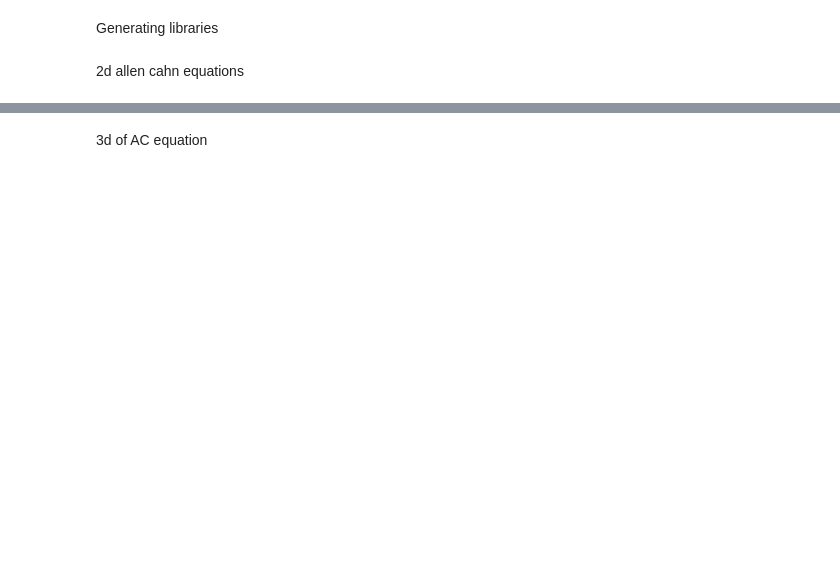
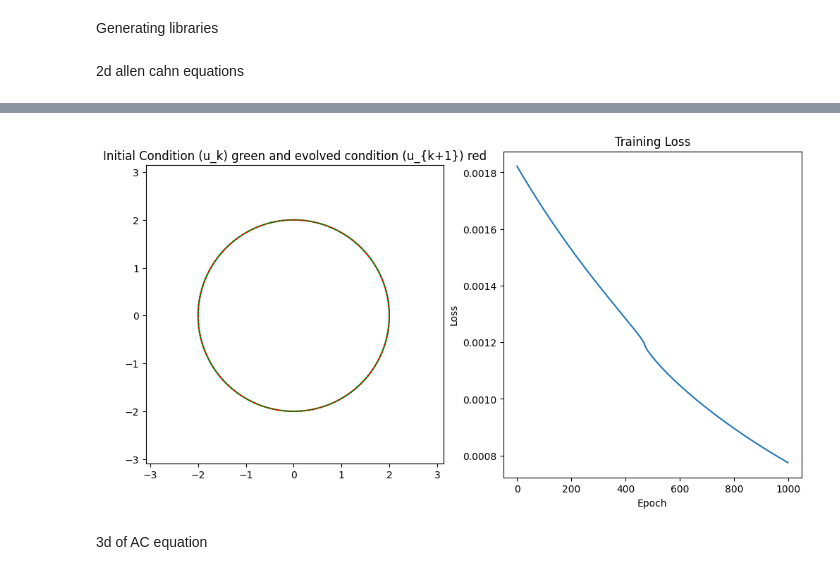
Before and after one commit to manjudhital/master_thesis, a Jupyter notebook: phasefield/phasefield_ac.ipynb, the cells around one changed output, grey strips where cells are left out. Saved outputs shown, nothing was run; the diff lists cells and outputs as text; code cells hidden in the pictures; blank space fills up the shorter version.

```diff
--- a/phasefield/phasefield_ac.ipynb
+++ b/phasefield/phasefield_ac.ipynb
@@ -92,0 +167,19 @@ plt.show()
+# %%
+def train_fourier(model, input_condition, params, key, L=2*jnp.pi, N=128, epochs=1000, lr=1e-3):
+    opt_state = params
+    losses = []
+
+    input_fft = jfft.fft2(input_condition)
+
+    for epoch in range(epochs):
+        loss = physical_loss(opt_state, model, input_fft, L, N, dt=0.0001, epsillon=0.05)
+        losses.append(loss)
+
+        grads = grad(lambda params: physical_loss(params, model, input_fft, L, N, dt=0.0001, epsillon=0.05))(opt_state)
+
+        opt_state = [(w - lr * gw, b - lr * gb) for (w, b), (gw, gb) in zip(opt_state, grads)]
+
+        if epoch % 50 == 0:
+            print(f"Epoch {epoch}, Loss: {loss}")
+
+    return opt_state, losses
@@ -92,0 +199,61 @@ plt.show()
+# %%
+if __name__ == "__main__":
+
+    key = PRNGKey(42)
+
+    layers = [1, 64, 64, 1]  # 2 inputs data  (x, y), 2 hidden layers of size 64, 1 output
+    model = SimpleNN(layers,key)
+
+    N = 128
+    Lx = 2.0 * jnp.pi
+    Ly = 2.0 * jnp.pi
+    L = 2.0 * jnp.pi
+
+    hx = Lx / N
+    hy = Ly / N
+
+    x = jnp.linspace(-0.5*Lx +hx, 0.5*Lx, N)
+    y = jnp.linspace(-0.5*Ly +hy, 0.5*Ly, N)
+
+    xx, yy = jnp.meshgrid(x, y)
+
+    epsillon = 0.05
+    input_condition = jnp.tanh(( 2- jnp.sqrt(xx**2 + yy**2)) / jnp.sqrt(2 * epsillon)) #inital condition size is (128,128)
+    input_condition_reshaped = input_condition.ravel() # merg two d array on the single aray with the help of ravel(bcoz network is fully connected layer which is expected 1d array)
+
+
+    input_condition_reshaped = jnp.stack([input_condition_reshaped], axis=-1) # reshape the input condition
+
+    params = model.params # initalize the parameters
+
+    trained_params, losses = train_fourier(model, input_condition_reshaped, params, key)
+
+
+
+
+
+
+    # model outpou in real space
+    model_output = model.forward(trained_params, input_condition_reshaped)  # Pass the trained parameters
+    model_output_real = model_output.reshape(N,N) # Transform Fourier output back to real space
+
+    # # plotting figures
+    plt.figure(figsize=(12, 6))
+
+    plt.subplot(1, 2, 1)
+    plt.title("Initial Condition (u_k) green and evolved condition (u_{k+1}) red")
+    plt.contour(x, y, jnp.real(input_condition.T),levels=[0], colors="green")
+    plt.contour(x, y, model_output_real.T, levels=[0], colors="red", linestyles = "dotted")
+    plt.gca().set_aspect('equal', adjustable='box')
+    #plt.legend(loc="upper right")
+
+
+
+    # Training loss
+    plt.subplot(1, 2, 2)
+    plt.title("Training Loss")
+    plt.plot(losses)
+    plt.xlabel("Epoch")
+    plt.ylabel("Loss")
+    plt.show()
+# %% [output]
@@ -93,3 +280,4 @@ plt.show()
+[figure, added]
 # %% [markdown]
 3d of AC equation
 # %%
```
Also changed, not shown: parts of 13 cells of this notebook, 9 other files.
